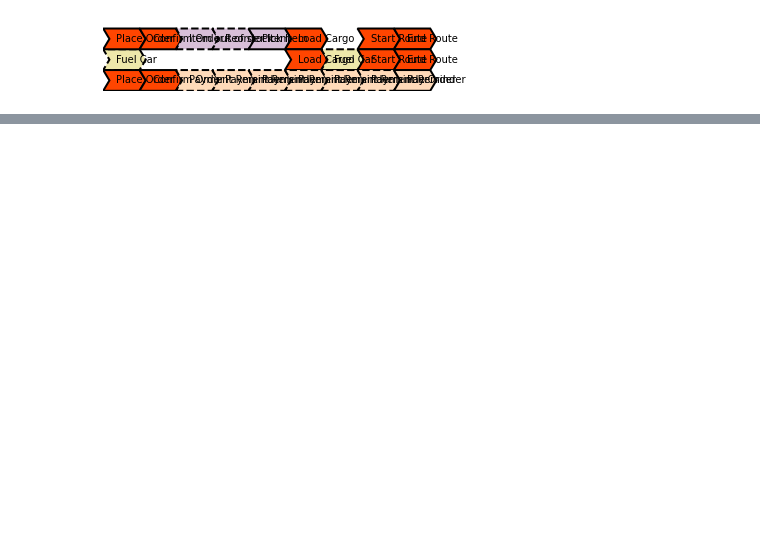
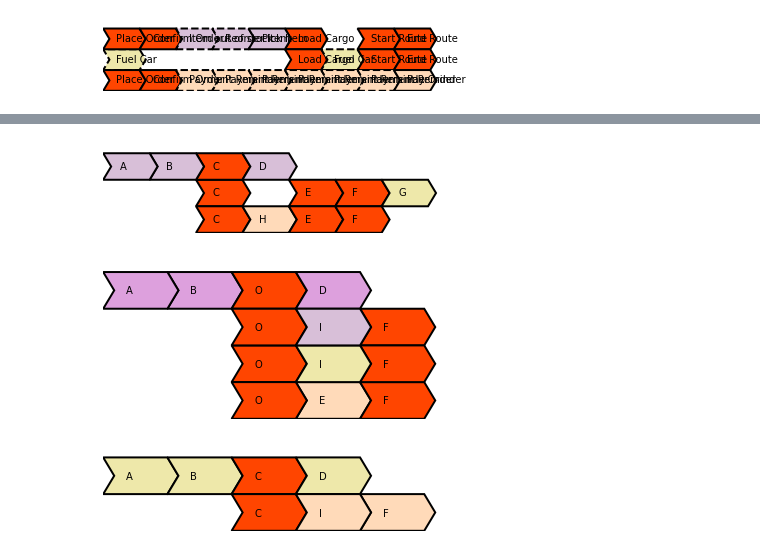
Before and after one commit to TJEWH/Object-Centric-Super-Variants, a Jupyter notebook: Super Variant Spanning Tree.ipynb, the cells around one changed output, grey strips where cells are left out. Cells and saved outputs as stored; diff of their text form; code cells hidden in the pictures; blank space fills up the shorter version.

```diff
--- a/Super Variant Spanning Tree.ipynb
+++ b/Super Variant Spanning Tree.ipynb
@@ -1180,0 +1366,9 @@ visualize_variant(variant_layouting[ocel_order_process.variants[0]])
+# %%
+# Visualize each variant
+variant_layouting = variants_visualization_factory.apply(ocel_running_example)
+for variant in ocel_running_example.variants:
+    visualize_variant(variant_layouting[variant])
+# %% [output]
+[figure, added]
+[figure, added]
+[figure, added]
```
Also changed, not shown: parts of 45 cells of this notebook.
